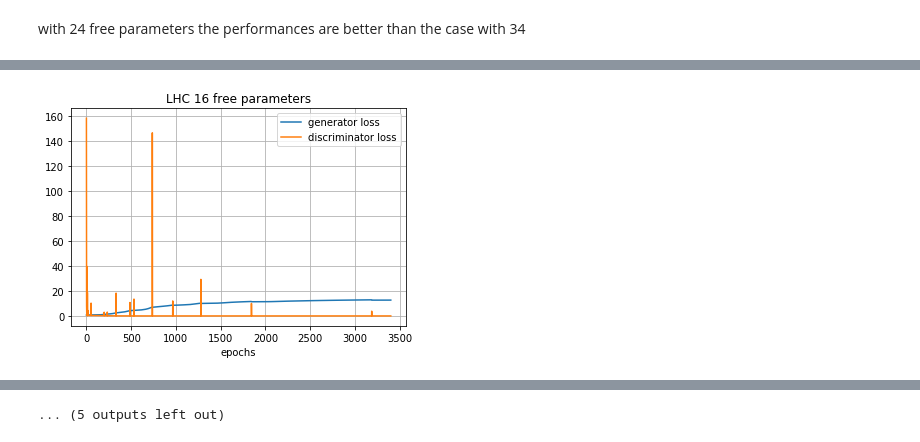
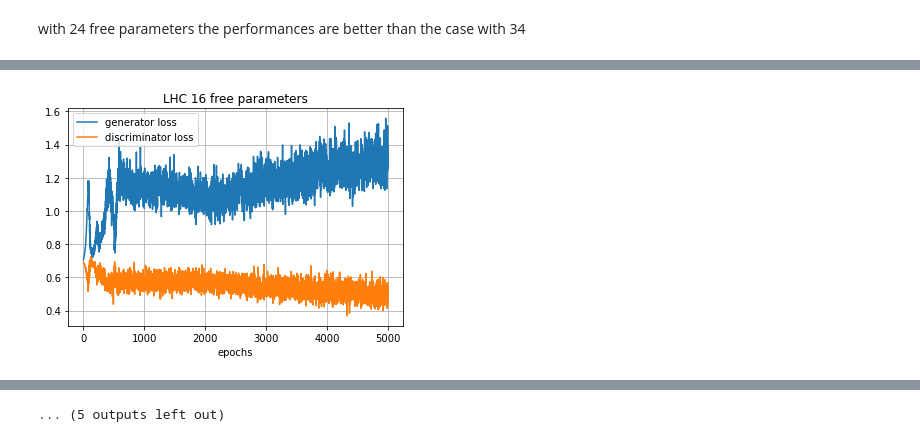
Before and after one commit to Edoardo-Pedicillo/Tesi_magistrale, a Jupyter notebook: LHC/LHC results.ipynb, the cells around one changed output, grey strips where cells are left out. Cells and saved outputs as stored; diff of their text form; code cells hidden in the pictures.

```diff
--- a/LHC/LHC results.ipynb
+++ b/LHC/LHC results.ipynb
@@ -321,11 +320,11 @@ for i in range (0,34,2):
 # %%
 for val in range(0,34,2):
 
-    d_loss = np.loadtxt(f"dloss_transfer_learning_LHCdata_3_3_2_10000_128_0.3_{val}_0")
-    g_loss = np.loadtxt(f"gloss_transfer_learning_LHCdata_3_3_2_10000_128_0.3_{val}_0")
+    d_loss = np.loadtxt(f"dloss_transfer_learning_LHCdata_3_3_2_10000_128_0.1_{val}_0")
+    g_loss = np.loadtxt(f"gloss_transfer_learning_LHCdata_3_3_2_10000_128_0.1_{val}_0")
 
-    pyplot.plot(np.linspace(0, len(g_loss), len(g_loss)), g_loss, label='generator loss')
-    pyplot.plot(np.linspace(0, len(g_loss), len(g_loss)), d_loss, label='discriminator loss')
+    pyplot.plot(g_loss, label='generator loss')
+    pyplot.plot( d_loss, label='discriminator loss')
     pyplot.title(f'LHC {34-val} free parameters')
     pyplot.xlabel('epochs')
     pyplot.legend()
@@ -345 +344 @@ for val in range(0,34,2):
-[figure, old version]
+[figure, new version]
```
Also changed, not shown: parts of 7 cells of this notebook, 3 other files.
